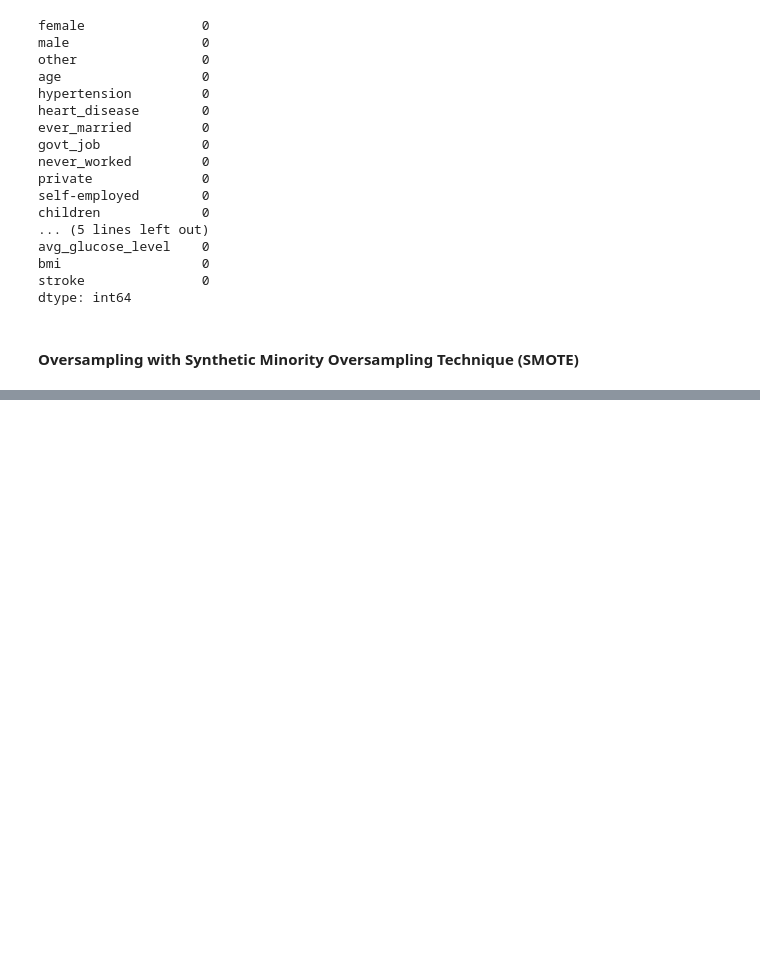
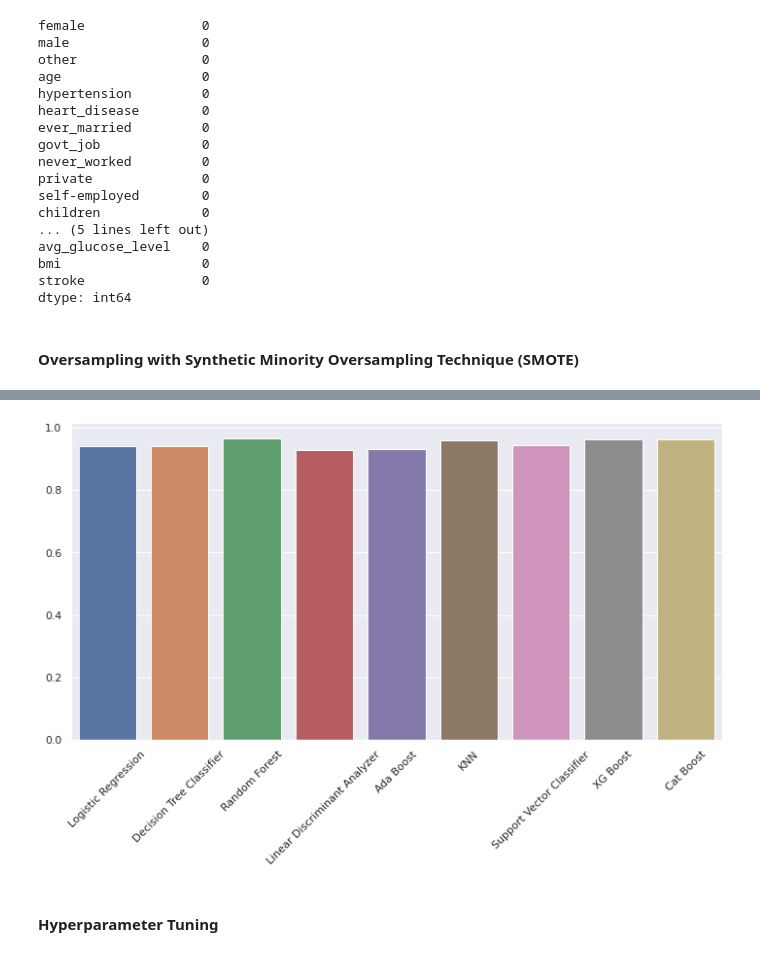
Before and after one commit to emreustundag1618/ML-projects, a Jupyter notebook: stroke-classification/stroke-classification.ipynb, the cells around one changed output, grey strips where cells are left out. Saved outputs shown, nothing was run; the diff lists cells and outputs as text; code cells hidden in the pictures; blank space fills up the shorter version.

```diff
--- a/stroke-classification/stroke-classification.ipynb
+++ b/stroke-classification/stroke-classification.ipynb
@@ -329,0 +420,9 @@ df2 = df[["age","avg_glucose_level","bmi"]]
+# %%
+# Barplot to show the test accuracy scores of each algorithms
+plt.figure(figsize = (12, 6))
+sns.barplot(x = np.array(models_score)[:, 0], y=np.array(models_score)[:, 1].astype('float64'))
+plt.xticks(rotation = 45);
+# %% [output]
+[figure, added]
+# %% [markdown]
+#### Hyperparameter Tuning
```
Also changed, not shown: parts of 19 cells of this notebook.
